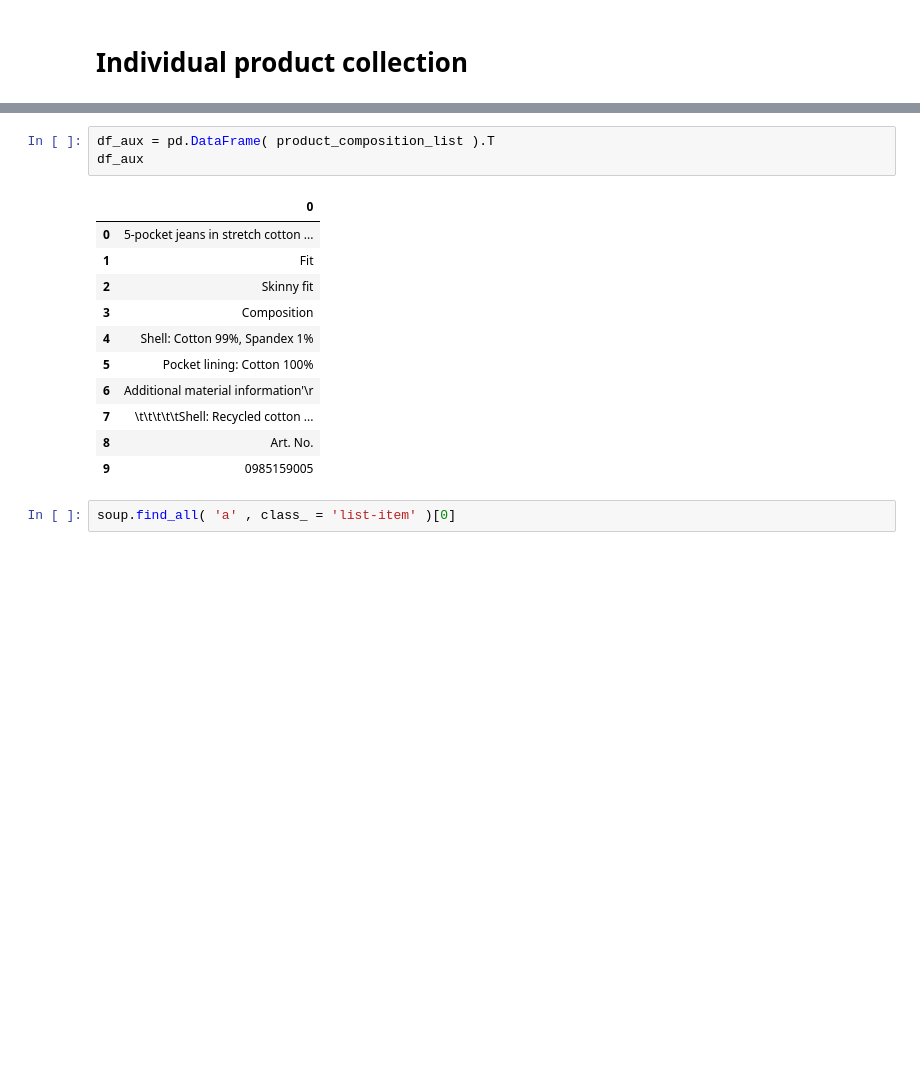
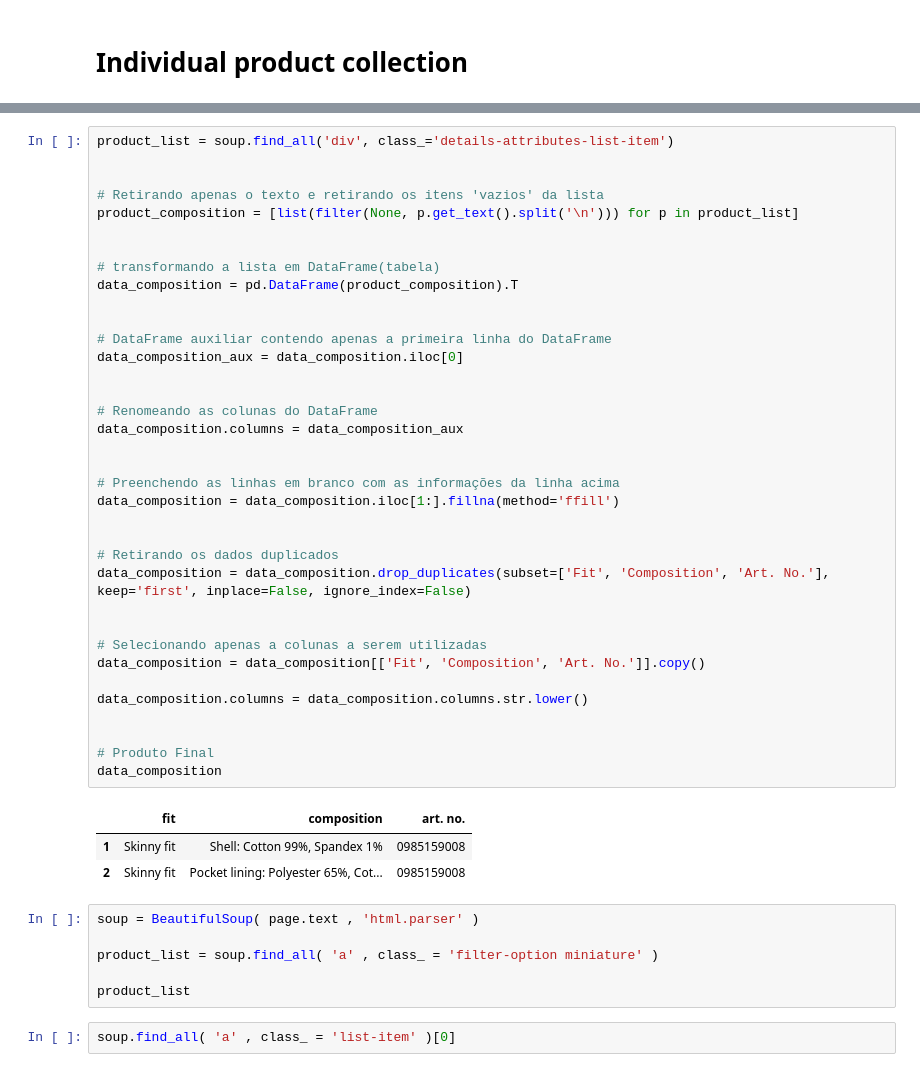
Before and after one commit to ViniciusKos/best_price_prediction, a Jupyter notebook: best_price.ipynb, the cells around one changed output, grey strips where cells are left out. Drawn from its saved outputs; the diff is of its cells as text; blank space fills up the shorter version.

```diff
--- a/best_price.ipynb
+++ b/best_price.ipynb
@@ -169,18 +242,49 @@ product_composition_list
-# %%
-df_aux = pd.DataFrame( product_composition_list ).T
-df_aux
-# %% [output]
-|  | 0 |
-| 0 | 5-pocket jeans in stretch cotton ... |
-| 1 | Fit |
-| 2 | Skinny fit |
-| 3 | Composition |
-| 4 | Shell: Cotton 99%, Spandex 1% |
-| 5 | Pocket lining: Cotton 100% |
-| 6 | Additional material information'\r |
-| 7 | \t\t\t\t\tShell: Recycled cotton ... |
-| 8 | Art. No. |
-| 9 | 0985159005 |
+# %%
+product_list = soup.find_all('div', class_='details-attributes-list-item')
+
+
+# Retirando apenas o texto e retirando os itens 'vazios' da lista
+product_composition = [list(filter(None, p.get_text().split('\n'))) for p in product_list]
+
+
+# transformando a lista em DataFrame(tabela)
+data_composition = pd.DataFrame(product_composition).T
+
+
+# DataFrame auxiliar contendo apenas a primeira linha do DataFrame
+data_composition_aux = data_composition.iloc[0]
+
+
+# Renomeando as colunas do DataFrame
+data_composition.columns = data_composition_aux
+
+
+# Preenchendo as linhas em branco com as informações da linha acima
+data_composition = data_composition.iloc[1:].fillna(method='ffill')
+
+
+# Retirando os dados duplicados
+data_composition = data_composition.drop_duplicates(subset=['Fit', 'Composition', 'Art. No.'], keep='first', inplace=False, ignore_index=False)
+
+
+# Selecionando apenas a colunas a serem utilizadas
+data_composition = data_composition[['Fit', 'Composition', 'Art. No.']].copy()
+
+data_composition.columns = data_composition.columns.str.lower()
+
+
+# Produto Final
+data_composition
+# %% [output]
+|  | fit | composition | art. no. |
+| 1 | Skinny fit | Shell: Cotton 99%, Spandex 1% | 0985159008 |
+| 2 | Skinny fit | Pocket lining: Polyester 65%, Cot... | 0985159008 |
+# %%
+soup = BeautifulSoup( page.text , 'html.parser' )
+
+product_list = soup.find_all( 'a' , class_ = 'filter-option miniature' )
+
+product_list
 # %%
 soup.find_all( 'a' , class_ = 'list-item' )[0]
 # %% [output]
```
Also changed, not shown: parts of 6 cells of this notebook.
